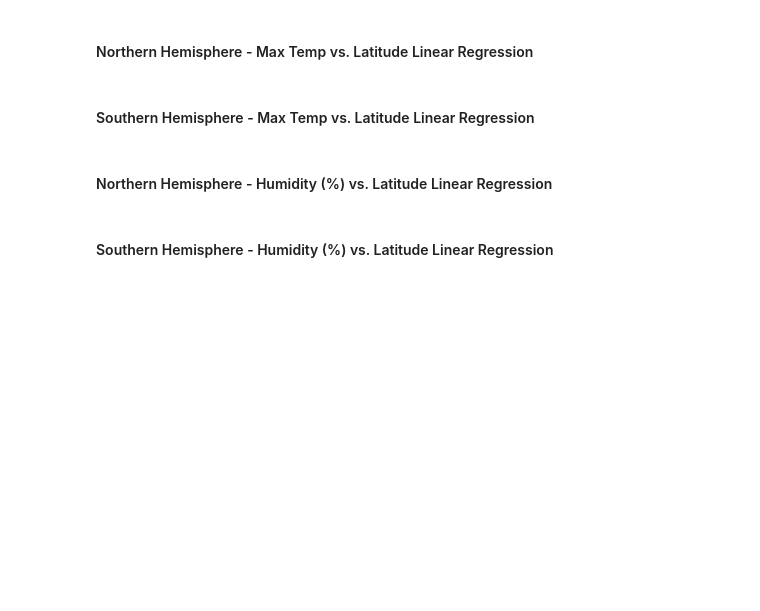
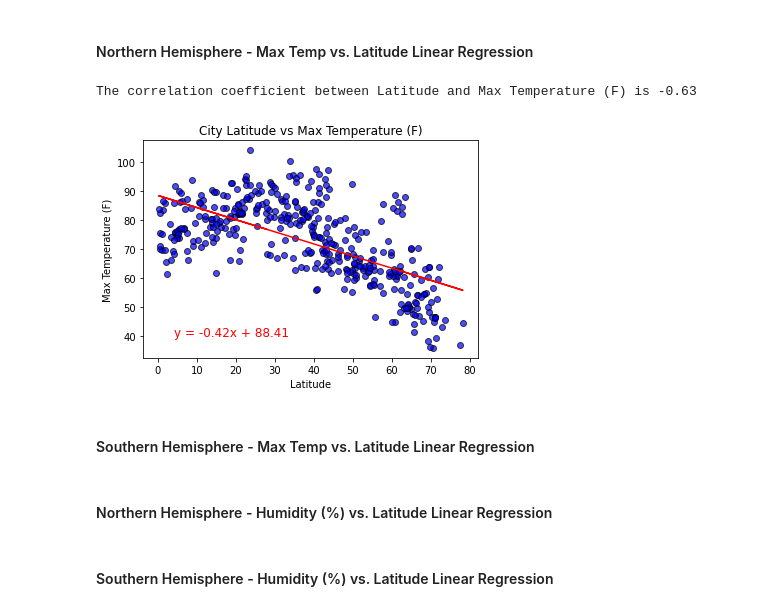
Before and after one commit to cseebec/collin-python-api-challenge, a Jupyter notebook: Weather/WeatherPy.ipynb, the cells around one changed output. Drawn from its saved outputs; the diff is of its cells as text; code cells hidden in the pictures; blank space fills up the shorter version.

Commit message:
Start Linear Regression

```diff
--- a/Weather/WeatherPy.ipynb
+++ b/Weather/WeatherPy.ipynb
@@ -210,4 +230,28 @@ plt.show()
 # %% [markdown]
 ####  Northern Hemisphere - Max Temp vs. Latitude Linear Regression
+# %%
+# Add the linear regression equation and line to plot
+x_values = northern_df['Latitude']
+y_values = northern_df['Temperature (F)']
+
+(slope, intercept, rvalue, pvalue, stderr) = linregress(x_values, y_values)
+regress_values = x_values * slope + intercept
+line_eq = "y = " + str(round(slope,2)) + "x + " + str(round(intercept,2))
+plt.scatter(x_values,y_values, marker="o", facecolors="blue", edgecolors="black", alpha =0.7)
+plt.plot(x_values,regress_values,"r-")
+plt.annotate(line_eq,(4,40),fontsize=12,color="red")
+plt.title("City Latitude vs Max Temperature (F)")
+plt.ylabel("Max Temperature (F)")
+plt.xlabel("Latitude")
+
+plt.savefig("output_data/Northern_Lat_vs_MaxTemp.png")
+
+correlation = st.pearsonr(northern_df['Latitude'], northern_df['Temperature (F)'])
+print(f"The correlation coefficient between Latitude and Max Temperature (F) is {round(correlation[0],2)}")
+
+plt.show()
+# %% [output]
+The correlation coefficient between Latitude and Max Temperature (F) is -0.63
+[figure, added]
 # %% [markdown]
 ####  Southern Hemisphere - Max Temp vs. Latitude Linear Regression
```
Also changed, not shown: parts of 14 cells of this notebook, 6 other files.
